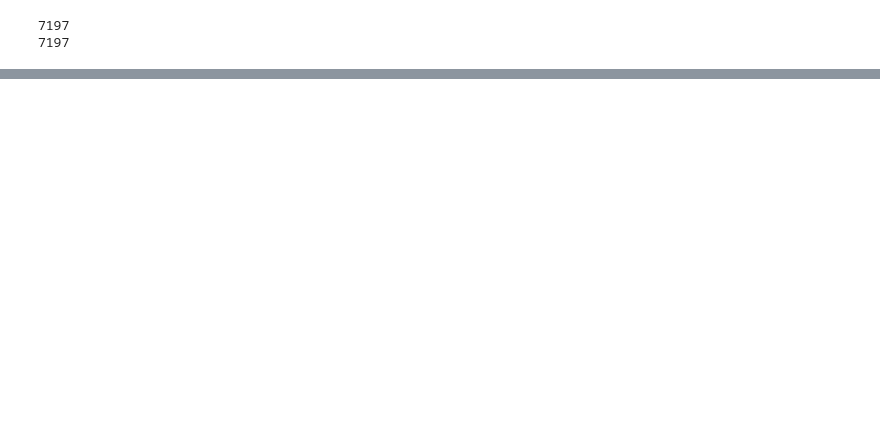
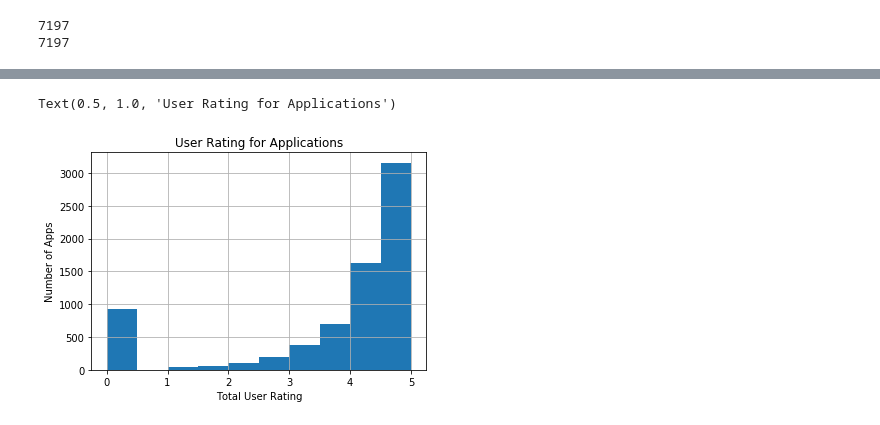
Before and after one commit to marisfont/madrid-oct-2018, a Jupyter notebook: module-2/visualizing-real-world-data/your-code/your-code.ipynb, the cells around one changed output, grey strips where cells are left out. Cells and saved outputs as stored; diff of their text form; code cells hidden in the pictures; blank space fills up the shorter version.

Commit message:
up to histograms

```diff
--- a/module-2/visualizing-real-world-data/your-code/your-code.ipynb
+++ b/module-2/visualizing-real-world-data/your-code/your-code.ipynb
@@ -66,10 +67,10 @@ print(sum((data.size_bytes_x == data.size_bytes_y)==True))
 7197
 7197
 # %%
-data = data.drop(['size_bytes_y', 'track_name_y'], axis=1)
+data = data.drop(['size_bytes_x', 'track_name_x', 'Unnamed: 0'], axis=1)
 # %%
-data = data.rename(columns={'size_bytes_x':'size_bytes',
-                            'track_name_x':'track_name'})
+data = data.rename(columns={'size_bytes_y':'size_bytes',
+                            'track_name_y':'track_name'})
 # %%
 data.info()
 # %% [output]
@@ -98,6 +100,7 @@ memory usage: 1.0+ MB
         - In order to change the data type  from object to int64, I had to remove the + in the data
 - I used the dtypes command to verify the data types where changed
 # %%
+data['id'] = data['id'].astype('object')
 data['prime_genre'] = data['prime_genre'].astype('category')
 data['vpp_lic'] = data['vpp_lic'].astype('category')
 # %%
@@ -127,0 +179,8 @@ dtype: object
+# %%
+data.user_rating.hist(bins=10)
+plt.xlabel("Total User Rating")
+plt.ylabel("Number of Apps")
+plt.title('User Rating for Applications')
+# %% [output]
+Text(0.5, 1.0, 'User Rating for Applications')
+[figure, added]
```
Also changed, not shown: parts of 22 cells of this notebook.
